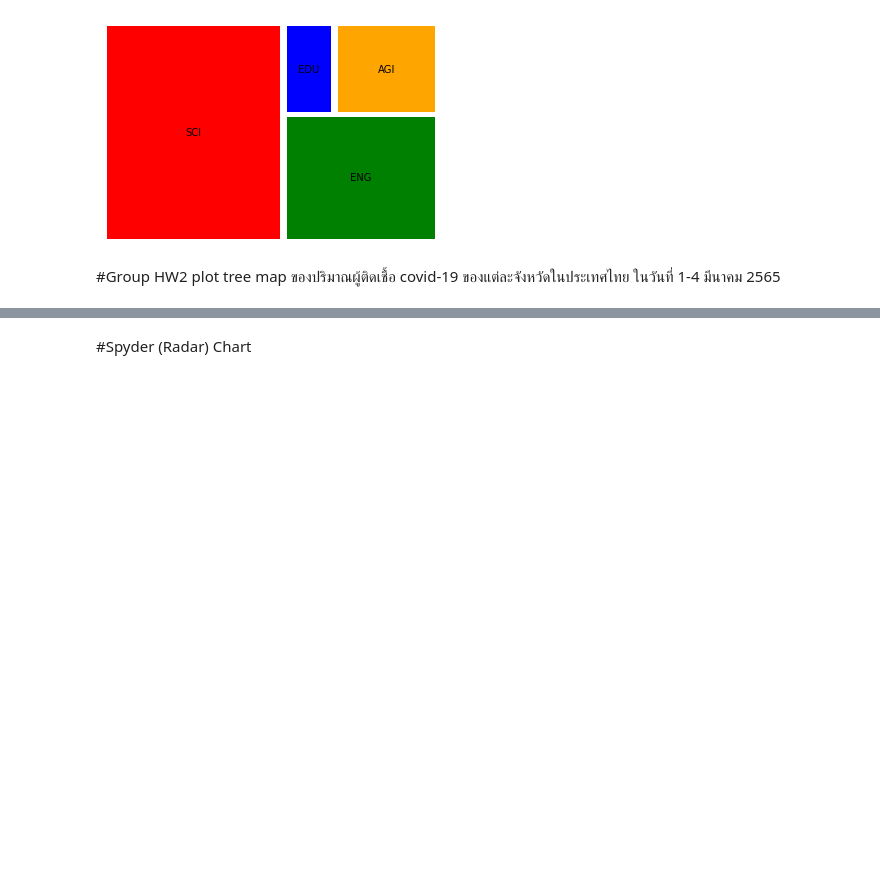
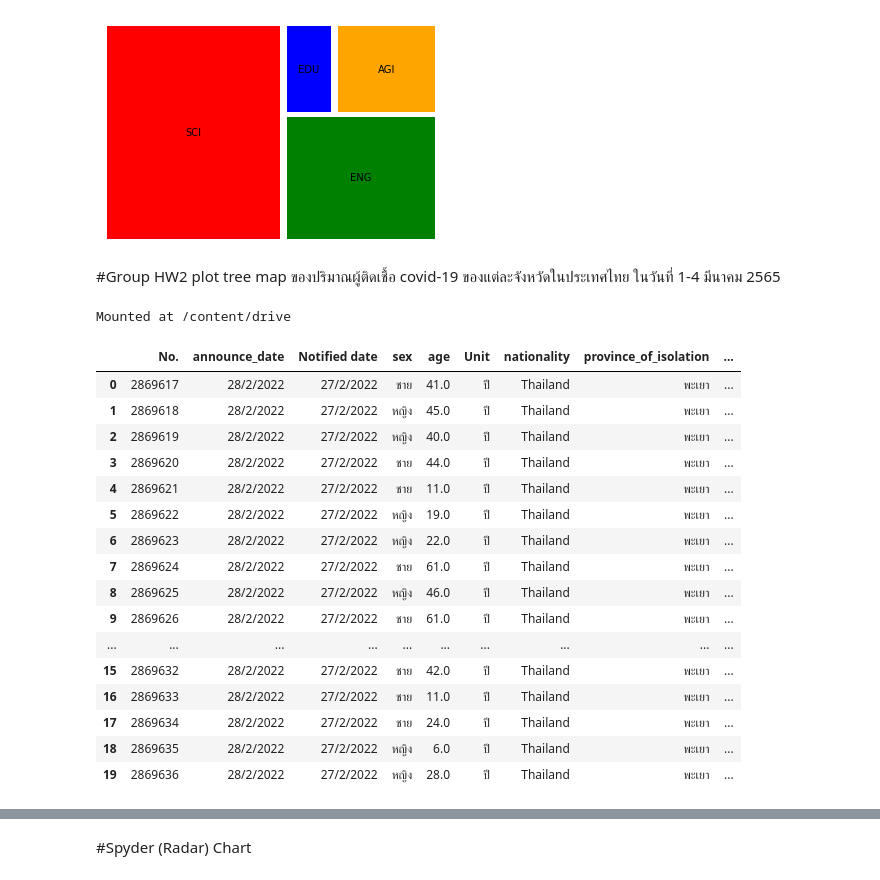
Before and after one commit to Nunticha24/data_viz_2022, a Jupyter notebook: DataViz04_Data_Comparison.ipynb, the cells around one changed output, grey strips where cells are left out. Saved outputs shown, nothing was run; the diff lists cells and outputs as text; code cells hidden in the pictures; blank space fills up the shorter version.

```diff
--- a/DataViz04_Data_Comparison.ipynb
+++ b/DataViz04_Data_Comparison.ipynb
@@ -426,3 +426,33 @@ plt.axis('off')
 # %% [markdown]
 #Group HW2
 plot tree map ของปริมาณผู้ติดเชื้อ covid-19 ของแต่ละจังหวัดในประเทศไทย ในวันที่ 1-4 มีนาคม 2565
+# %%
+import os
+from google.colab import drive
+drive.mount('/content/drive')
+path = '/content/drive/My Drive/dataviz_2021_data'
+# %% [output]
+Mounted at /content/drive
+# %%
+data_file_path = os.path.join(path,'confirmed-cases-since-280265.csv')
+data_cases = pd.read_csv(data_file_path)
+# %%
+data_cases.head(20)
+# %% [output]
+|  | No. | announce_date | Notified date | sex | age | Unit | nationality | province_of_isolation | ... |
+| 0 | 2869617 | 28/2/2022 | 27/2/2022 | ชาย | 41.0 | ปี | Thailand | พะเยา | ... |
+| 1 | 2869618 | 28/2/2022 | 27/2/2022 | หญิง | 45.0 | ปี | Thailand | พะเยา | ... |
+| 2 | 2869619 | 28/2/2022 | 27/2/2022 | หญิง | 40.0 | ปี | Thailand | พะเยา | ... |
+| 3 | 2869620 | 28/2/2022 | 27/2/2022 | ชาย | 44.0 | ปี | Thailand | พะเยา | ... |
+| 4 | 2869621 | 28/2/2022 | 27/2/2022 | ชาย | 11.0 | ปี | Thailand | พะเยา | ... |
+| 5 | 2869622 | 28/2/2022 | 27/2/2022 | หญิง | 19.0 | ปี | Thailand | พะเยา | ... |
+| 6 | 2869623 | 28/2/2022 | 27/2/2022 | หญิง | 22.0 | ปี | Thailand | พะเยา | ... |
+| 7 | 2869624 | 28/2/2022 | 27/2/2022 | ชาย | 61.0 | ปี | Thailand | พะเยา | ... |
+| 8 | 2869625 | 28/2/2022 | 27/2/2022 | หญิง | 46.0 | ปี | Thailand | พะเยา | ... |
+| 9 | 2869626 | 28/2/2022 | 27/2/2022 | ชาย | 61.0 | ปี | Thailand | พะเยา | ... |
+| ... | ... | ... | ... | ... | ... | ... | ... | ... | ... |
+| 15 | 2869632 | 28/2/2022 | 27/2/2022 | ชาย | 42.0 | ปี | Thailand | พะเยา | ... |
+| 16 | 2869633 | 28/2/2022 | 27/2/2022 | ชาย | 11.0 | ปี | Thailand | พะเยา | ... |
+| 17 | 2869634 | 28/2/2022 | 27/2/2022 | ชาย | 24.0 | ปี | Thailand | พะเยา | ... |
+| 18 | 2869635 | 28/2/2022 | 27/2/2022 | หญิง | 6.0 | ปี | Thailand | พะเยา | ... |
+| 19 | 2869636 | 28/2/2022 | 27/2/2022 | หญิง | 28.0 | ปี | Thailand | พะเยา | ... |
```
Also changed, not shown: parts of 13 cells of this notebook.
